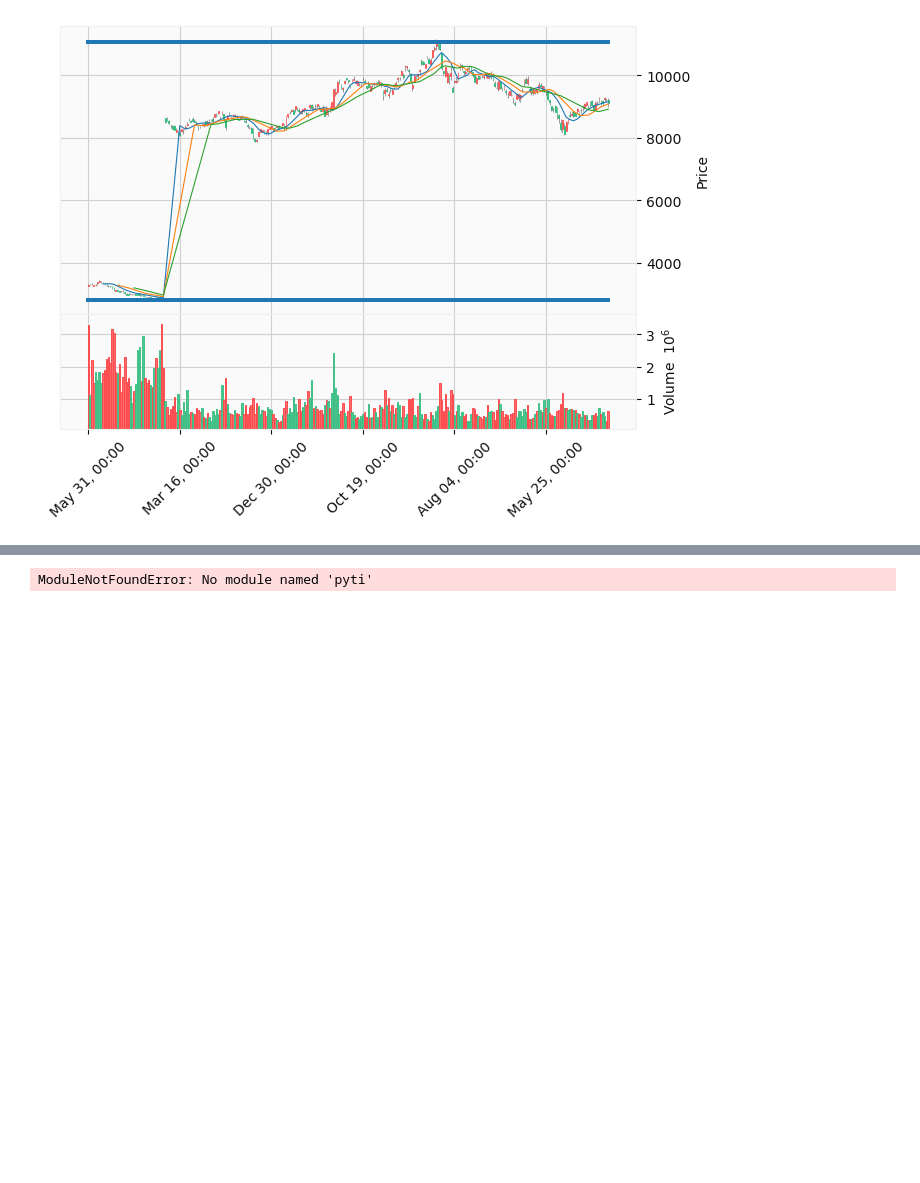
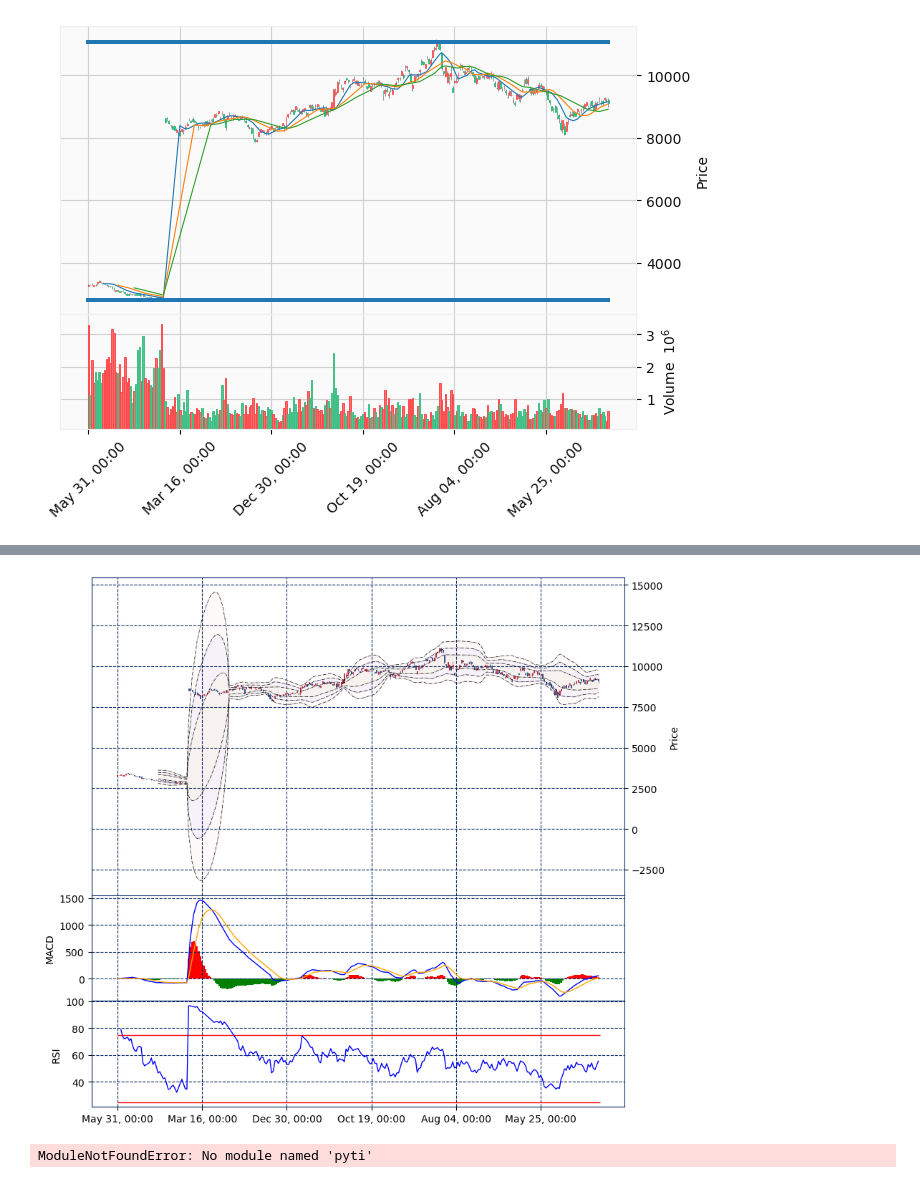
Before and after one commit to 2023-hsymlab/python-scraping-stock-data-n2330090, a Jupyter notebook: Simmple_Stock.ipynb, the cells around one changed output, grey strips where cells are left out. Cells and saved outputs as stored; diff of their text form; code cells hidden in the pictures; blank space fills up the shorter version.

```diff
--- a/Simmple_Stock.ipynb
+++ b/Simmple_Stock.ipynb
@@ -87,3 +54,85 @@ mpf.plot(df, ax=ax1, addplot=ap, style='starsandstripes', type='candle', xrotati
+# %%
+def bollingerband(c, period):
+    bbma = c.rolling(window=period).mean() ## 平均
+    bbstd = c.rolling(window=period).std() ## 標準偏差
+    bbh1 = bbma + bbstd * 1
+    bbl1 = bbma - bbstd * 1
+    bbh2 = bbma + bbstd * 2
+    bbl2 = bbma - bbstd * 2
+    bbh3 = bbma + bbstd * 3
+    bbl3 = bbma - bbstd * 3
+    return bbh1, bbl1, bbh2, bbl2, bbh3, bbl3
+
+def macd(c, n1, n2, ns):
+    ema_short = c.ewm(span=n1,adjust=False).mean()
+    ema_long = c.ewm(span=n2,adjust=False).mean()
+    macd = ema_short - ema_long
+    signal = macd.ewm(span=ns,adjust=False).mean()
+    histogram = macd - signal
+    histogramplus = histogram.where(histogram > 0, 0)
+    histogramminus = histogram.where(histogram < 0, 0)
+    return macd,signal,histogram,histogramplus,histogramminus
+
+def rsi(c, period):
+    diff = c.diff() #前日比
+    up = diff.copy() #上昇
+    down = diff.copy() #下落
+    up = up.where(up > 0, np.nan) #上昇以外はnp.nan
+    down = down.where(down < 0, np.nan) #下落以外はnp.nan
+    #upma = up.rolling(window=period).mean() #平均
+    #downma = down.abs().rolling(window=period).mean() #絶対値の平均
+    upma = up.ewm(span=period,adjust=False).mean() #平均
+    downma = down.abs().ewm(span=period,adjust=False).mean() #絶対値の平均
+    rs = upma / downma
+    rsi = 100 - (100 / (1.0 + rs))
+    return rsi
+
+c = df['Close']
+# ボリンジャーバンド（移動平均25日線）
+bbh1, bbl1, bbh2, bbl2, bbh3, bbl3 = bollingerband(c, 25)
+# MACD（短期=12，長期=26，シグナル=9）
+macd_, macdsignal, histogram, histogramplus, histogramminus = macd(c, 12, 26, 9)
+# RSI（14日）
+rsi_ = rsi(c, 14)
+
+# 高さの比を 3:1:1 で GridSpec を用意する
+fig = mpf.figure(figsize=(9.6, 9.6), style='starsandstripes')
+gs = fig.add_gridspec(3, 1, hspace=0, wspace=0, height_ratios=(3,1,1))
+(ax1,ax2,ax3) = gs.subplots(sharex='col')
+
+# ボリンジャーバンドは axes No.1 に描く
+bbargs = dict(ax=ax1, width=.5, linestyle='dashdot', color='black')
+# MACD は axes No.2 に描く
+macdargs = dict(ax=ax2, width=1, ylabel='MACD')
+# RSI は axes No.3 に描く
+rsiargs = dict(ax=ax3, width=1, ylabel='RSI')
+
+ap = [
+    mpf.make_addplot(bbh1, **bbargs),
+    mpf.make_addplot(bbl1, **bbargs),
+    mpf.make_addplot(bbh2, **bbargs),
+    mpf.make_addplot(bbl2, **bbargs),
+    mpf.make_addplot(bbh3, **bbargs),
+    mpf.make_addplot(bbl3, **bbargs),
+    mpf.make_addplot(macd_, **macdargs, color='blue'),
+    mpf.make_addplot(macdsignal, **macdargs, color='orange'),
+    mpf.make_addplot(histogramplus, **macdargs, color='red', type='bar'),
+    mpf.make_addplot(histogramminus, **macdargs, color='green', type='bar'),
+    mpf.make_addplot(rsi_, **rsiargs, color='blue')
+]
+# ボリンジャーバンド(axes=1)の間を塗りつぶす（色は適当）
+ax1.fill_between(x=range(0, len(df.index)), y1=bbh3.values, y2=bbl3.values, alpha=0.02, color='red')
+ax1.fill_between(x=range(0, len(df.index)), y1=bbh2.values, y2=bbl2.values, alpha=0.03, color='blue')
+ax1.fill_between(x=range(0, len(df.index)), y1=bbh1.values, y2=bbl1.values, alpha=0.04, color='yellow')
+
+# RSI(axes=3) の25%と75%に線を引く
+ax3.hlines(xmin=0, xmax=len(df.index), y=25, linewidth=1, color='red')
+ax3.hlines(xmin=0, xmax=len(df.index), y=75, linewidth=1, color='red')
+
+mpf.plot(df, ax=ax1, addplot=ap, style='starsandstripes', type='candle', xrotation=30, ylabel='Price')
+mpf.show()
+# %% [output]
+[figure, added]
 # %%
 # %% [output]
 ModuleNotFoundError: No module named 'pyti'
```
Also changed, not shown: parts of 1 cell of this notebook.
